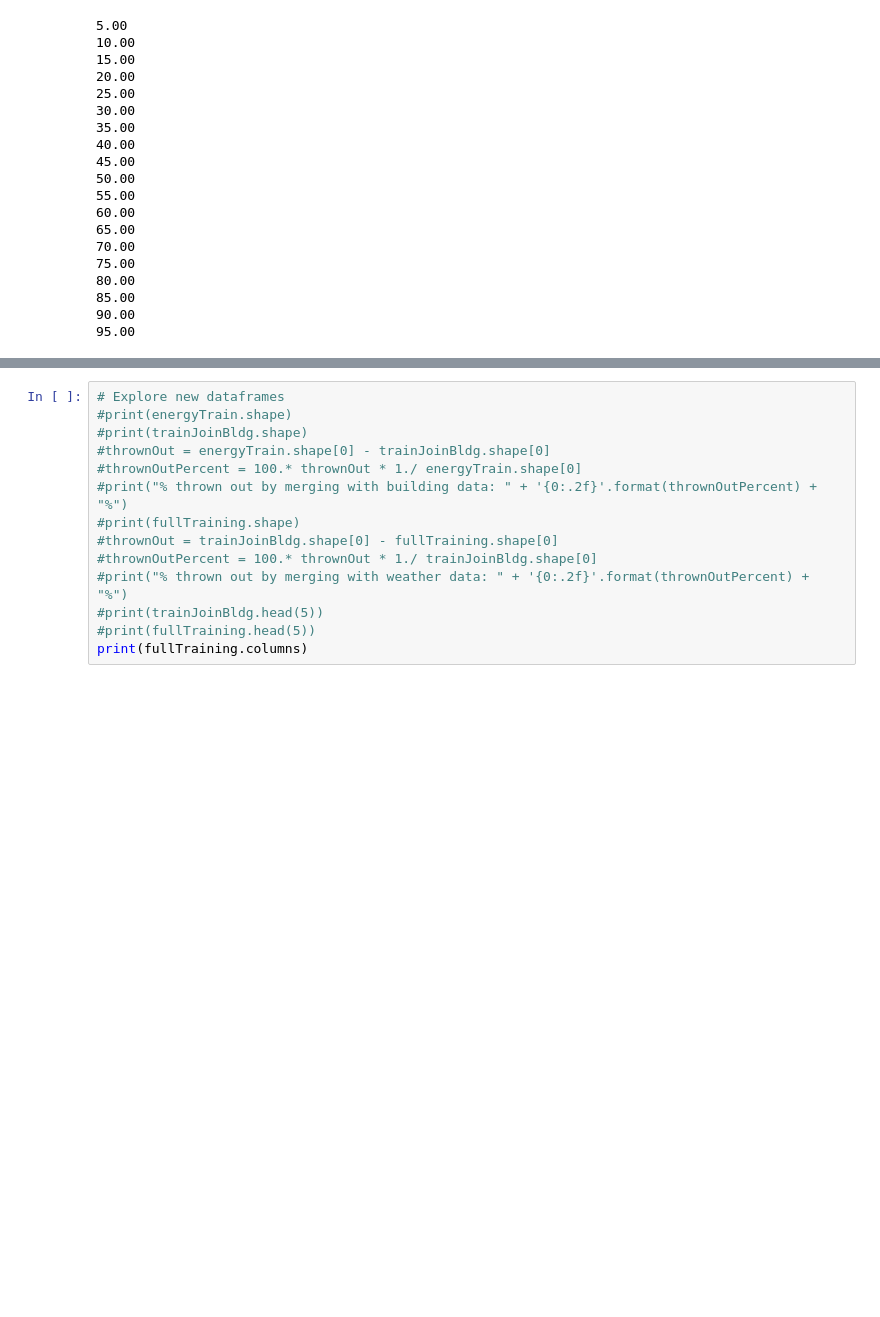
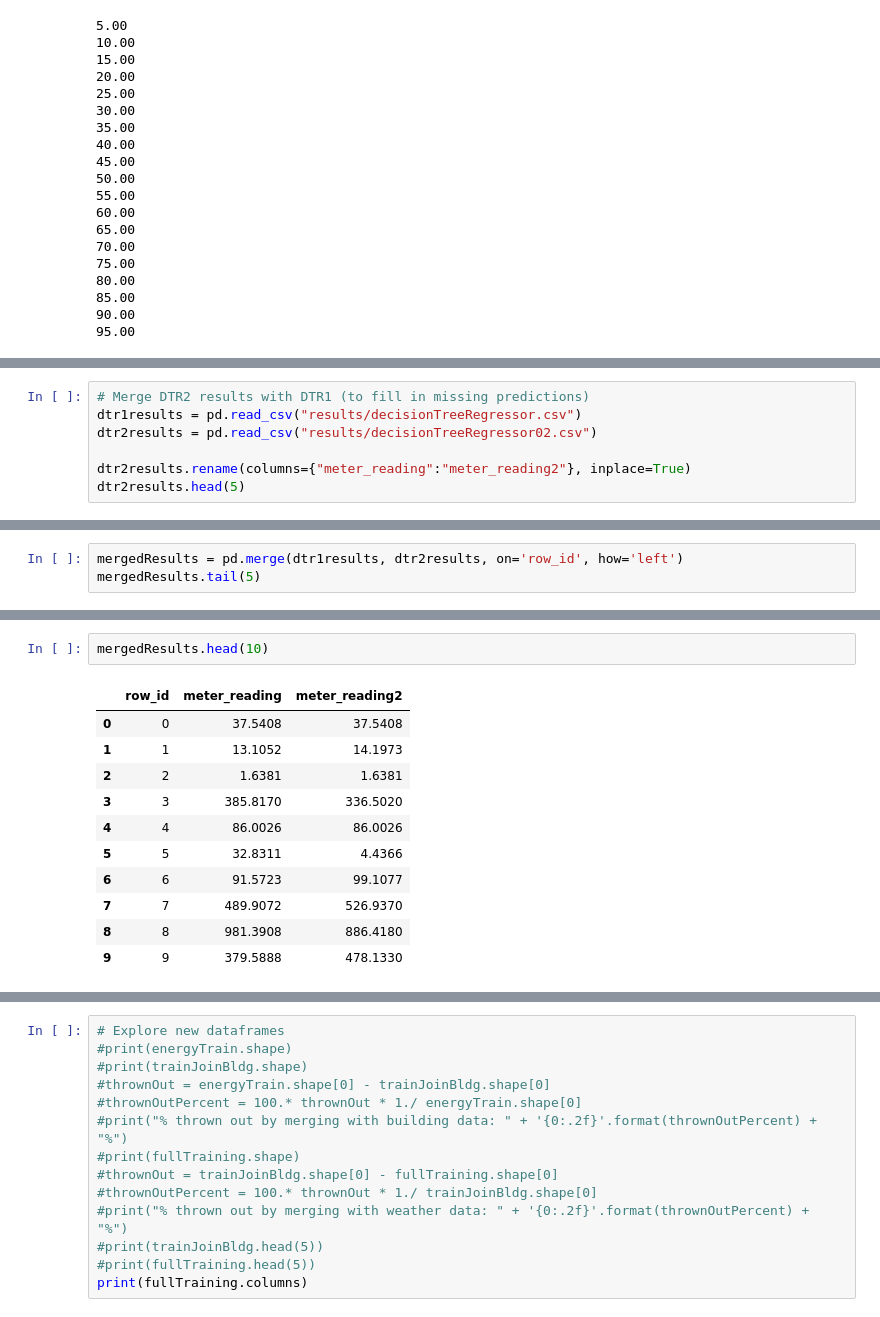
Before and after one commit to rupalisaini/energypredictor, a Jupyter notebook: energypredictor.ipynb, the cells around one changed output, grey strips where cells are left out. Drawn from its saved outputs; the diff is of its cells as text; blank space fills up the shorter version.

```diff
--- a/energypredictor.ipynb
+++ b/energypredictor.ipynb
@@ -443,0 +716,7 @@ outFile.close()
+# %%
+# Merge DTR2 results with DTR1 (to fill in missing predictions)
+dtr1results = pd.read_csv("results/decisionTreeRegressor.csv")
+dtr2results = pd.read_csv("results/decisionTreeRegressor02.csv")
+
+dtr2results.rename(columns={"meter_reading":"meter_reading2"}, inplace=True)
+dtr2results.head(5)
@@ -443,0 +730,3 @@ outFile.close()
+# %%
+mergedResults = pd.merge(dtr1results, dtr2results, on='row_id', how='left')
+mergedResults.tail(5)
@@ -443,0 +740,14 @@ outFile.close()
+# %%
+mergedResults.head(10)
+# %% [output]
+|  | row_id | meter_reading | meter_reading2 |
+| 0 | 0 | 37.5408 | 37.5408 |
+| 1 | 1 | 13.1052 | 14.1973 |
+| 2 | 2 | 1.6381 | 1.6381 |
+| 3 | 3 | 385.8170 | 336.5020 |
+| 4 | 4 | 86.0026 | 86.0026 |
+| 5 | 5 | 32.8311 | 4.4366 |
+| 6 | 6 | 91.5723 | 99.1077 |
+| 7 | 7 | 489.9072 | 526.9370 |
+| 8 | 8 | 981.3908 | 886.4180 |
+| 9 | 9 | 379.5888 | 478.1330 |
```
Also changed, not shown: parts of 23 cells of this notebook.
